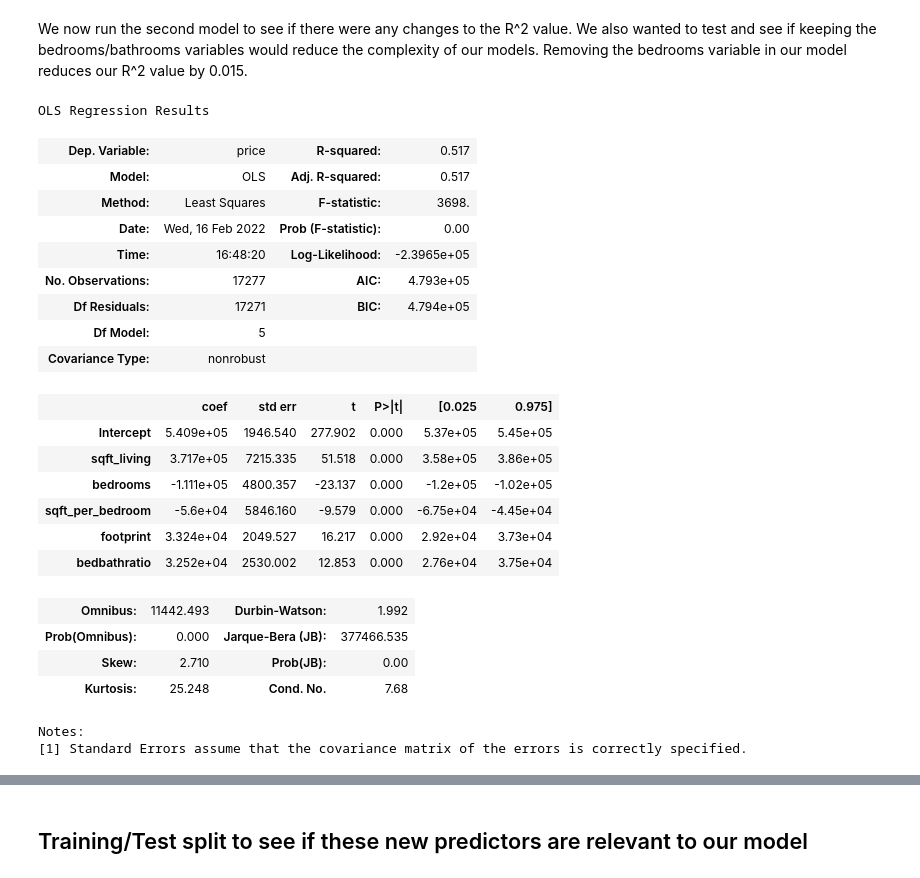
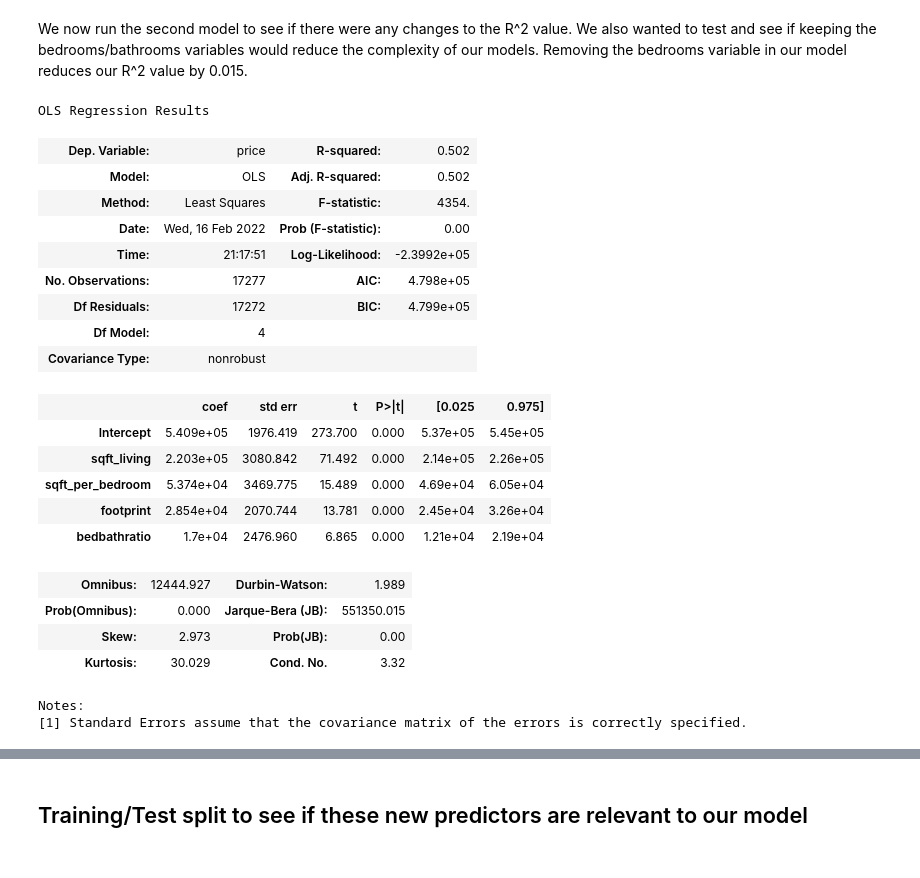
Before and after one commit to NaavSD/House-Plan-Analysis, a Jupyter notebook: Project 2 Notebook.ipynb, the cells around one changed output, grey strips where cells are left out. Drawn from its saved outputs; the diff is of its cells as text; code cells hidden in the pictures.

```diff
--- a/Project 2 Notebook.ipynb
+++ b/Project 2 Notebook.ipynb
@@ -579,30 +575,29 @@ vif(X_train_scaled[['sqft_living', 'sqft_per_bedroom', 'footprint', 'bedbathrati
 # %% [markdown]
 We now run the second model to see if there were any changes to the R^2 value. We also wanted to test and see if keeping the bedrooms/bathrooms variables would reduce the complexity of our models. Removing the bedrooms variable in our model reduces our R^2 value by 0.015.
 # %%
-formula = 'price ~  sqft_living + bedrooms + sqft_per_bedroom + footprint + bedbathratio'
+formula = 'price ~  sqft_living + sqft_per_bedroom + footprint + bedbathratio'
 model = ols(formula, X_train_scaled_plus_y).fit()
 model.summary()
 # %% [output]
 OLS Regression Results
-| Dep. Variable: | price | R-squared: | 0.517 |
-| Model: | OLS | Adj. R-squared: | 0.517 |
-| Method: | Least Squares | F-statistic: | 3698. |
+| Dep. Variable: | price | R-squared: | 0.502 |
+| Model: | OLS | Adj. R-squared: | 0.502 |
+| Method: | Least Squares | F-statistic: | 4354. |
 | Date: | Wed, 16 Feb 2022 | Prob (F-statistic): | 0.00 |
-| Time: | 16:48:20 | Log-Likelihood: | -2.3965e+05 |
-| No. Observations: | 17277 | AIC: | 4.793e+05 |
-| Df Residuals: | 17271 | BIC: | 4.794e+05 |
-| Df Model: | 5 |  |  |
+| Time: | 21:17:51 | Log-Likelihood: | -2.3992e+05 |
+| No. Observations: | 17277 | AIC: | 4.798e+05 |
+| Df Residuals: | 17272 | BIC: | 4.799e+05 |
+| Df Model: | 4 |  |  |
 | Covariance Type: | nonrobust |  |  |
 |  | coef | std err | t | P>|t| | [0.025 | 0.975] |
-| Intercept | 5.409e+05 | 1946.540 | 277.902 | 0.000 | 5.37e+05 | 5.45e+05 |
-| sqft_living | 3.717e+05 | 7215.335 | 51.518 | 0.000 | 3.58e+05 | 3.86e+05 |
-| bedrooms | -1.111e+05 | 4800.357 | -23.137 | 0.000 | -1.2e+05 | -1.02e+05 |
-| sqft_per_bedroom | -5.6e+04 | 5846.160 | -9.579 | 0.000 | -6.75e+04 | -4.45e+04 |
-| footprint | 3.324e+04 | 2049.527 | 16.217 | 0.000 | 2.92e+04 | 3.73e+04 |
-| bedbathratio | 3.252e+04 | 2530.002 | 12.853 | 0.000 | 2.76e+04 | 3.75e+04 |
+| Intercept | 5.409e+05 | 1976.419 | 273.700 | 0.000 | 5.37e+05 | 5.45e+05 |
+| sqft_living | 2.203e+05 | 3080.842 | 71.492 | 0.000 | 2.14e+05 | 2.26e+05 |
+| sqft_per_bedroom | 5.374e+04 | 3469.775 | 15.489 | 0.000 | 4.69e+04 | 6.05e+04 |
+| footprint | 2.854e+04 | 2070.744 | 13.781 | 0.000 | 2.45e+04 | 3.26e+04 |
+| bedbathratio | 1.7e+04 | 2476.960 | 6.865 | 0.000 | 1.21e+04 | 2.19e+04 |
-| Omnibus: | 11442.493 | Durbin-Watson: | 1.992 |
-| Prob(Omnibus): | 0.000 | Jarque-Bera (JB): | 377466.535 |
-| Skew: | 2.710 | Prob(JB): | 0.00 |
-| Kurtosis: | 25.248 | Cond. No. | 7.68 |
+| Omnibus: | 12444.927 | Durbin-Watson: | 1.989 |
+| Prob(Omnibus): | 0.000 | Jarque-Bera (JB): | 551350.015 |
+| Skew: | 2.973 | Prob(JB): | 0.00 |
+| Kurtosis: | 30.029 | Cond. No. | 3.32 |
 Notes:
 [1] Standard Errors assume that the covariance matrix of the errors is correctly specified.
```
Also changed, not shown: parts of 14 cells of this notebook.
